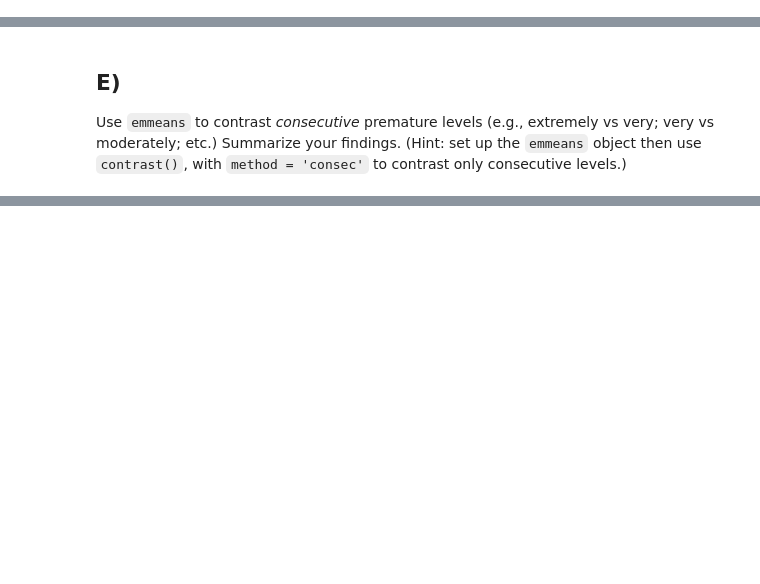
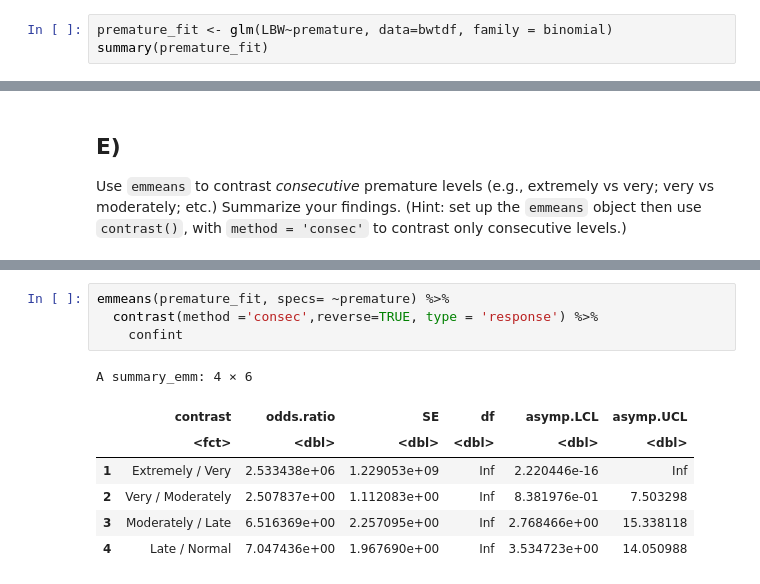
Before and after one commit to ShoSato-047/STAT380, a Jupyter notebook: ShoSato_Activity_5_(2025)_Simple_binary_response_regression.ipynb, the cells around one changed output, grey strips where cells are left out. Cells and saved outputs as stored; diff of their text form; blank space fills up the shorter version.

```diff
--- a/ShoSato_Activity_5_(2025)_Simple_binary_response_regression.ipynb
+++ b/ShoSato_Activity_5_(2025)_Simple_binary_response_regression.ipynb
@@ -334,3 +366,6 @@ Create a bar graph summarizing the relationship between this variable and $Y$.
 ## D)
 
 Fit a logistic model that characterizes the relationship between the odds of being born LBW and the premature status.  Interpret the intercept term and one of the other coefficients.
+# %%
+premature_fit <- glm(LBW~premature, data=bwtdf, family = binomial)
+summary(premature_fit)
@@ -348,0 +448,12 @@ also installing the dependencies ‘estimability’, ‘numDeriv’, ‘mvtnorm
+# %%
+emmeans(premature_fit, specs= ~premature) %>%
+  contrast(method ='consec',reverse=TRUE, type = 'response') %>%
+    confint
+# %% [output]
+A summary_emm: 4 × 6
+|  | contrast | odds.ratio | SE | df | asymp.LCL | asymp.UCL |
+|  | <fct> | <dbl> | <dbl> | <dbl> | <dbl> | <dbl> |
+| 1 | Extremely / Very | 2.533438e+06 | 1.229053e+09 | Inf | 2.220446e-16 | Inf |
+| 2 | Very / Moderately | 2.507837e+00 | 1.112083e+00 | Inf | 8.381976e-01 | 7.503298 |
+| 3 | Moderately / Late | 6.516369e+00 | 2.257095e+00 | Inf | 2.768466e+00 | 15.338118 |
+| 4 | Late / Normal | 7.047436e+00 | 1.967690e+00 | Inf | 3.534723e+00 | 14.050988 |
```
Also changed, not shown: parts of 17 cells of this notebook.
